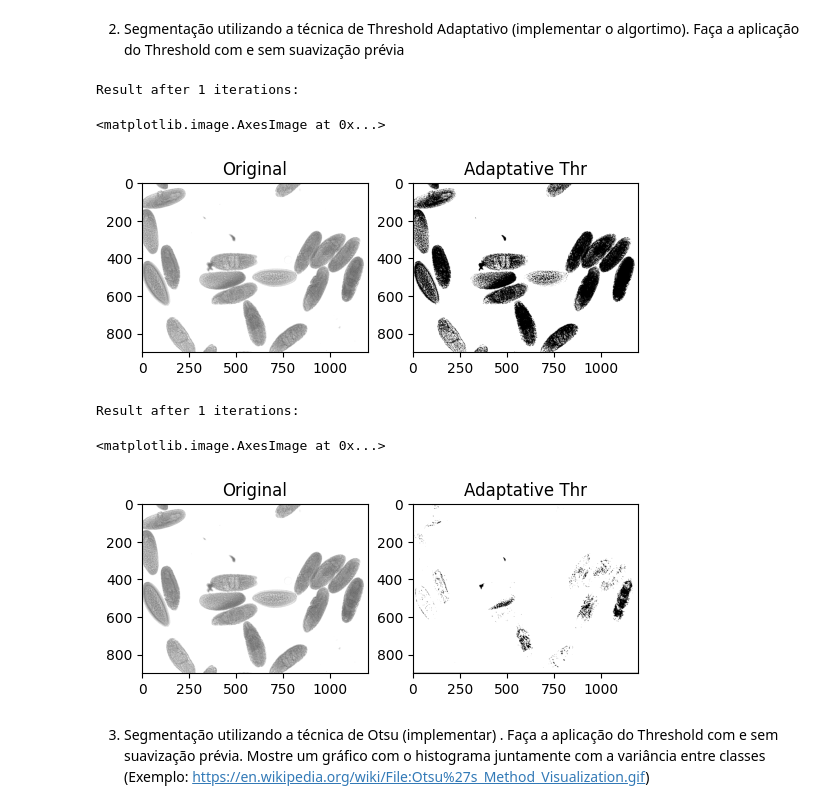
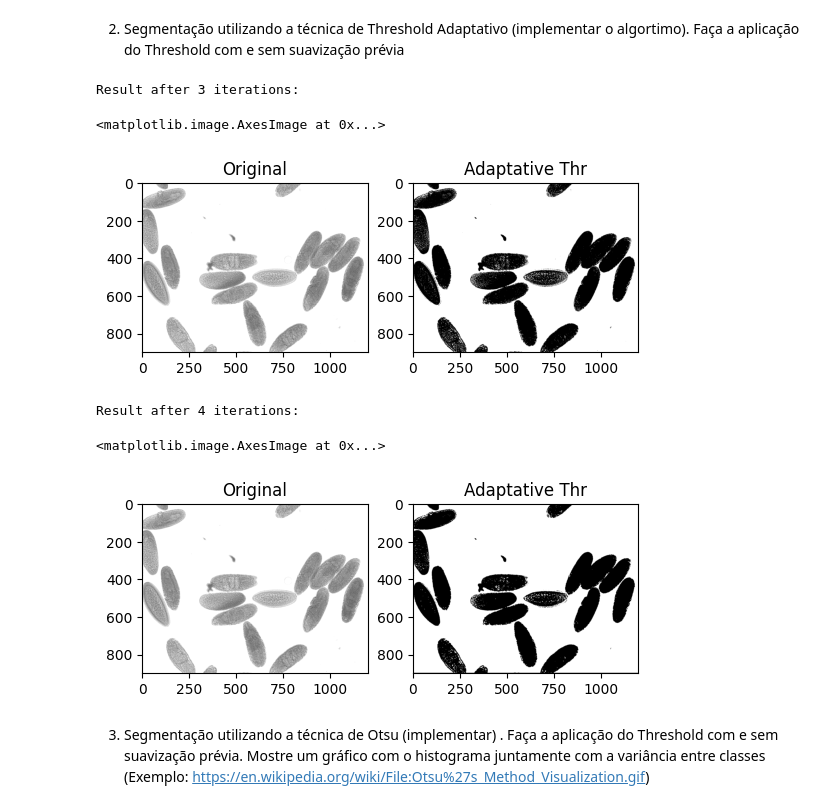
Before and after one commit to BerZeNot/gsi058_t1_paulo.gg, a Jupyter notebook: Lab06 - Thresholding/lab06.ipynb, the cells around one changed output. Cells and saved outputs as stored; diff of their text form; code cells hidden in the pictures.

```diff
--- a/Lab06 - Thresholding/lab06.ipynb
+++ b/Lab06 - Thresholding/lab06.ipynb
@@ -99,7 +99,8 @@ while True:
     groupsAvg = calculateGroupsAverage(img1, segmentedImage=imOut, imgWidth=imgW, imgHeight=imgH)
     currentT = newT
     newT = (groupsAvg["g1"] + groupsAvg["g2"])/2
-    if((newT-currentT) <= newT-estimateT):
+    delta = 2
+    if((newT-currentT) <= delta):
         break
     segmentImage(originalImage=img1, imageOut=imOut, imgWidth=imgW, imgHeight=imgH, thr=newT)
 
@@ -108,9 +109,9 @@ plt.subplot(1,2,2)
 plt.title("Adaptative Thr")
 plt.imshow(imOut, cmap='gray', vmin=0, vmax=255)
 # %% [output]
-Result after 1 iterations:
+Result after 3 iterations:
 <matplotlib.image.AxesImage at 0x...>
-[figure, old version]
+[figure, new version]
 # %%
 # Aplicação com suavização prévia
 
@@ -128,35 +129,36 @@ img2 = cv2.imread("insitu107595.jpg", cv2.IMREAD_GRAYSCALE)
 
 plt.subplot(1,2,1)
 plt.title("Original")
 plt.imshow(img2, cmap='gray', vmin=0, vmax=255)
 
 img2H = img2.shape[0]
 img2W = img2.shape[1]
 
 img2 = smoothWithAvg(img2, img2W, img2H)
 im2Out = np.zeros((img2H, img2W))
 estimateT = np.average([np.min(img2), np.max(img2)])
 
 segmentImage(originalImage=img2, imageOut=im2Out, imgWidth=img2W, imgHeight=img2H, thr=estimateT)
 currentT = estimateT
 newT = currentT
 iterCounter = 0
 while True:
     iterCounter = iterCounter + 1
     groupsAvg = calculateGroupsAverage(img2, segmentedImage=im2Out, imgWidth=img2W, imgHeight=img2H)
     currentT = newT
     newT = (groupsAvg["g1"] + groupsAvg["g2"])/2
-    if((newT-currentT) <= newT-estimateT):
+    delta = 2
+    if((newT-currentT) <= delta):
         break
     segmentImage(originalImage=img2, imageOut=im2Out, imgWidth=img2W, imgHeight=img2H, thr=newT)
 
 print("Result after",iterCounter, "iterations:")
 plt.subplot(1,2,2)
 plt.title("Adaptative Thr")
 plt.imshow(im2Out, cmap='gray', vmin=0, vmax=255)
 # %% [output]
-Result after 1 iterations:
+Result after 4 iterations:
 <matplotlib.image.AxesImage at 0x...>
-[figure, old version]
+[figure, new version]
 # %% [markdown]
 3) Segmentação utilizando a técnica de Otsu (implementar) . Faça a aplicação do Threshold com e sem suavização prévia. Mostre um gráfico com o histograma juntamente com a variância entre classes (Exemplo: https://en.wikipedia.org/wiki/File:Otsu%27s_Method_Visualization.gif)
```
Also changed, not shown: parts of 7 cells of this notebook.
